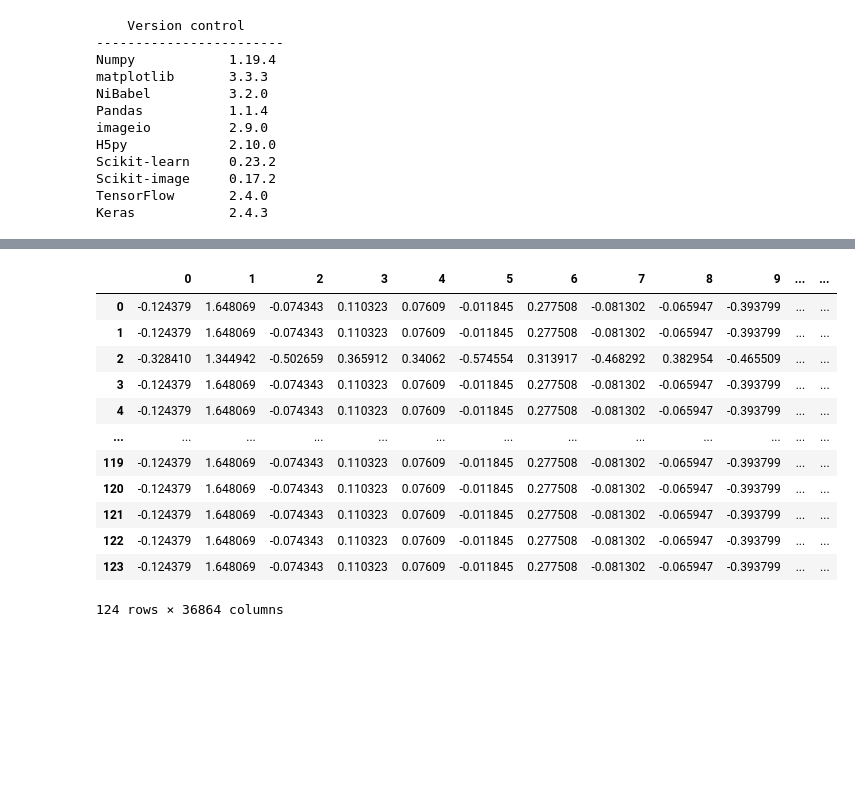
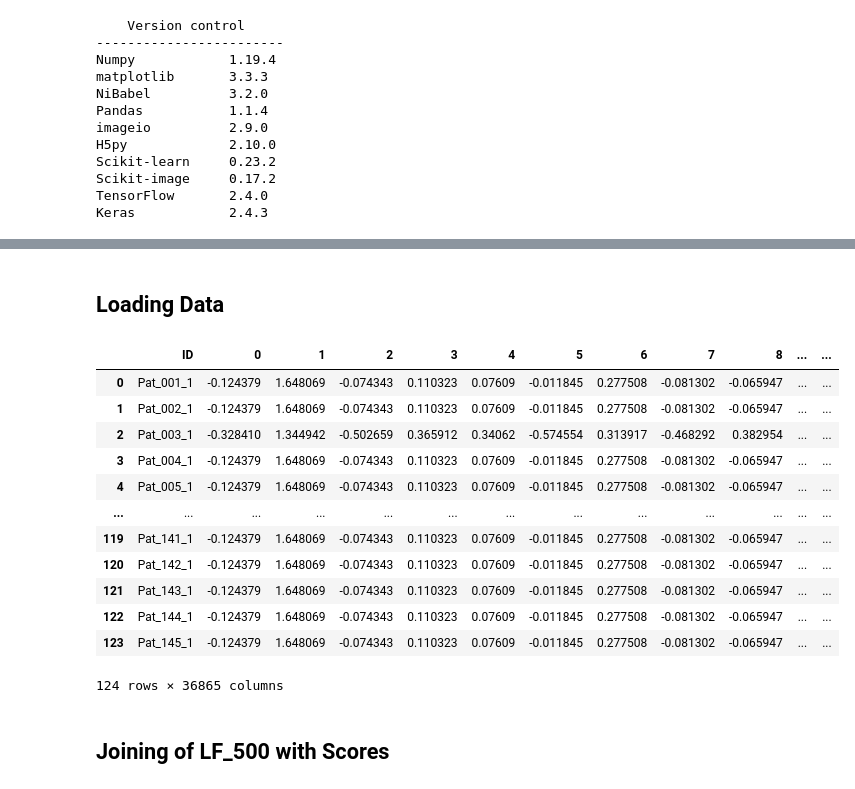
Before and after one commit to Hadi2468/DTI_Clustering, a Jupyter notebook: LF_NeuroCognitive.ipynb, the cells around one changed output, grey strips where cells are left out. Saved outputs shown, nothing was run; the diff lists cells and outputs as text; code cells hidden in the pictures; blank space fills up the shorter version.

```diff
--- a/LF_NeuroCognitive.ipynb
+++ b/LF_NeuroCognitive.ipynb
@@ -502,16 +49,0 @@ train_name = sample_train_subset
-# %%
-# ## Engineering of DataFrame and saving new Cluster-Score for epochs 500 and 1500
-
-df = pd.read_csv('./Data/LF/Pat_Class.csv')
-df = df.drop(['class_e300', 'class_e1000'], axis=1)
-
-for r in range (124):
-    if ((df['class_e1500'][r] == df['class_e500'][r])):
-        df['same_clusters'][r] = 1
-
-df.index = df[df.columns[0]]
-df = df.drop(['ID'], axis=1)
-
-print('Among 124 patients, there are {} patients with different clusters in different epochs of 500 and 1500\n'.format(124 - df['same_clusters'].sum()))
-# df.to_csv(r'./Data/LF/Pat_Class_new.csv')
-df
@@ -660,28 +50,34 @@ Silhouette Coefficient: 0.626
-# %%
-## Generate LF DataFrame
-
-df_index = pd.DataFrame(rows, columns=["ID"])
-LF_matrix = np.load('../Data/data_random_1/LF_e1500.npy')
-LF = pd.DataFrame(LF_matrix)
-LF = pd.concat([df_index, LF], axis=1)
-LF.index = LF[LF.columns[0]]
-LF = LF.drop(['ID'], axis=1)
-LF = LF.sort_index()
-# LF.to_csv(r'../Data/data_random_1/LF_1500.csv', index=False)
-
-LF = pd.read_csv('../Data/data_random_1/LF_1500.csv')
-LF
-# %% [output]
-|  | 0 | 1 | 2 | 3 | 4 | 5 | 6 | 7 | 8 | 9 | ... | ... |
-| 0 | -0.124379 | 1.648069 | -0.074343 | 0.110323 | 0.07609 | -0.011845 | 0.277508 | -0.081302 | -0.065947 | -0.393799 | ... | ... |
-| 1 | -0.124379 | 1.648069 | -0.074343 | 0.110323 | 0.07609 | -0.011845 | 0.277508 | -0.081302 | -0.065947 | -0.393799 | ... | ... |
-| 2 | -0.328410 | 1.344942 | -0.502659 | 0.365912 | 0.34062 | -0.574554 | 0.313917 | -0.468292 | 0.382954 | -0.465509 | ... | ... |
-| 3 | -0.124379 | 1.648069 | -0.074343 | 0.110323 | 0.07609 | -0.011845 | 0.277508 | -0.081302 | -0.065947 | -0.393799 | ... | ... |
-| 4 | -0.124379 | 1.648069 | -0.074343 | 0.110323 | 0.07609 | -0.011845 | 0.277508 | -0.081302 | -0.065947 | -0.393799 | ... | ... |
-| ... | ... | ... | ... | ... | ... | ... | ... | ... | ... | ... | ... | ... |
-| 119 | -0.124379 | 1.648069 | -0.074343 | 0.110323 | 0.07609 | -0.011845 | 0.277508 | -0.081302 | -0.065947 | -0.393799 | ... | ... |
-| 120 | -0.124379 | 1.648069 | -0.074343 | 0.110323 | 0.07609 | -0.011845 | 0.277508 | -0.081302 | -0.065947 | -0.393799 | ... | ... |
-| 121 | -0.124379 | 1.648069 | -0.074343 | 0.110323 | 0.07609 | -0.011845 | 0.277508 | -0.081302 | -0.065947 | -0.393799 | ... | ... |
-| 122 | -0.124379 | 1.648069 | -0.074343 | 0.110323 | 0.07609 | -0.011845 | 0.277508 | -0.081302 | -0.065947 | -0.393799 | ... | ... |
-| 123 | -0.124379 | 1.648069 | -0.074343 | 0.110323 | 0.07609 | -0.011845 | 0.277508 | -0.081302 | -0.065947 | -0.393799 | ... | ... |
-124 rows × 36864 columns
+# %% [markdown]
+## Loading Data
+# %%
+## Loading LF and joining (Cluster -*- NeuroCognitive) scores
+
+df_cluster_join_base_GIA        = pd.read_csv(r'./Data/Neurocognitive_Scores/Joins/cluster_base_GIA.csv')
+df_cluster_join_base_ProcSpd    = pd.read_csv(r'./Data/Neurocognitive_Scores/Joins/cluster_base_ProcSpd.csv')
+df_cluster_join_base_WorkingMem = pd.read_csv(r'./Data/Neurocognitive_Scores/Joins/cluster_base_WorkingMem.csv')
+df_cluster_join_base_BroadAttn  = pd.read_csv(r'./Data/Neurocognitive_Scores/Joins/cluster_base_BroadAttn.csv')
+
+df_cluster_join_m36base_GIA        = pd.read_csv(r'./Data/Neurocognitive_Scores/Joins/cluster_m36base_GIA.csv')
+df_cluster_join_m36base_ProcSpd    = pd.read_csv(r'./Data/Neurocognitive_Scores/Joins/cluster_m36base_ProcSpd.csv')
+df_cluster_join_m36base_WorkingMem = pd.read_csv(r'./Data/Neurocognitive_Scores/Joins/cluster_m36base_WorkingMem.csv')
+df_cluster_join_m36base_BroadAttn  = pd.read_csv(r'./Data/Neurocognitive_Scores/Joins/cluster_m36base_BroadAttn.csv')
+
+LF_500 = pd.read_csv('../Data/data_random_1/LF_500.csv')
+LF_1500 = pd.read_csv('../Data/data_random_1/LF_1500.csv')
+LF_1500
+# %% [output]
+|  | ID | 0 | 1 | 2 | 3 | 4 | 5 | 6 | 7 | 8 | ... | ... |
+| 0 | Pat_001_1 | -0.124379 | 1.648069 | -0.074343 | 0.110323 | 0.07609 | -0.011845 | 0.277508 | -0.081302 | -0.065947 | ... | ... |
+| 1 | Pat_002_1 | -0.124379 | 1.648069 | -0.074343 | 0.110323 | 0.07609 | -0.011845 | 0.277508 | -0.081302 | -0.065947 | ... | ... |
+| 2 | Pat_003_1 | -0.328410 | 1.344942 | -0.502659 | 0.365912 | 0.34062 | -0.574554 | 0.313917 | -0.468292 | 0.382954 | ... | ... |
+| 3 | Pat_004_1 | -0.124379 | 1.648069 | -0.074343 | 0.110323 | 0.07609 | -0.011845 | 0.277508 | -0.081302 | -0.065947 | ... | ... |
+| 4 | Pat_005_1 | -0.124379 | 1.648069 | -0.074343 | 0.110323 | 0.07609 | -0.011845 | 0.277508 | -0.081302 | -0.065947 | ... | ... |
+| ... | ... | ... | ... | ... | ... | ... | ... | ... | ... | ... | ... | ... |
+| 119 | Pat_141_1 | -0.124379 | 1.648069 | -0.074343 | 0.110323 | 0.07609 | -0.011845 | 0.277508 | -0.081302 | -0.065947 | ... | ... |
+| 120 | Pat_142_1 | -0.124379 | 1.648069 | -0.074343 | 0.110323 | 0.07609 | -0.011845 | 0.277508 | -0.081302 | -0.065947 | ... | ... |
+| 121 | Pat_143_1 | -0.124379 | 1.648069 | -0.074343 | 0.110323 | 0.07609 | -0.011845 | 0.277508 | -0.081302 | -0.065947 | ... | ... |
+| 122 | Pat_144_1 | -0.124379 | 1.648069 | -0.074343 | 0.110323 | 0.07609 | -0.011845 | 0.277508 | -0.081302 | -0.065947 | ... | ... |
+| 123 | Pat_145_1 | -0.124379 | 1.648069 | -0.074343 | 0.110323 | 0.07609 | -0.011845 | 0.277508 | -0.081302 | -0.065947 | ... | ... |
+124 rows × 36865 columns
+# %% [markdown]
+## Joining of LF_500 with Scores
```
Also changed, not shown: parts of 40 cells of this notebook.
